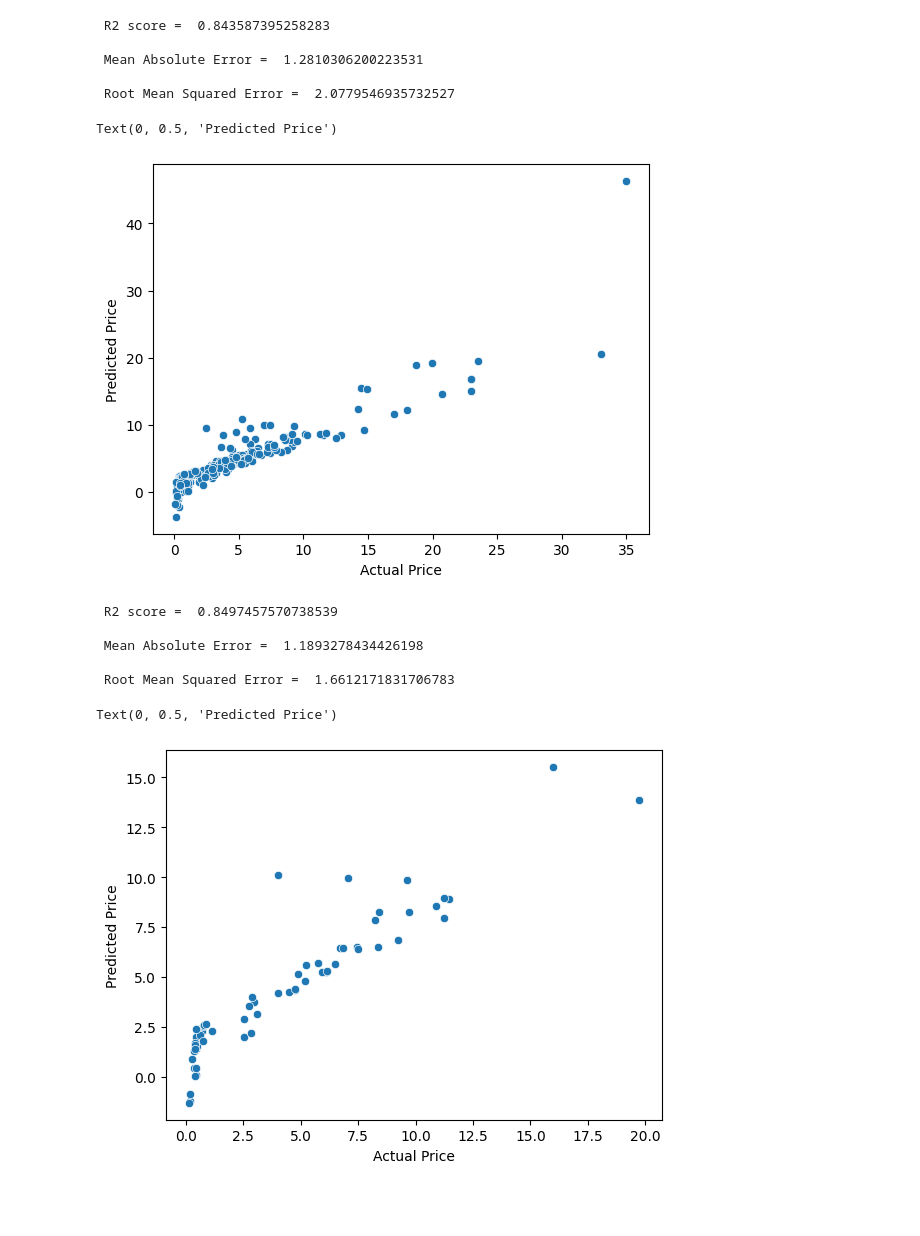
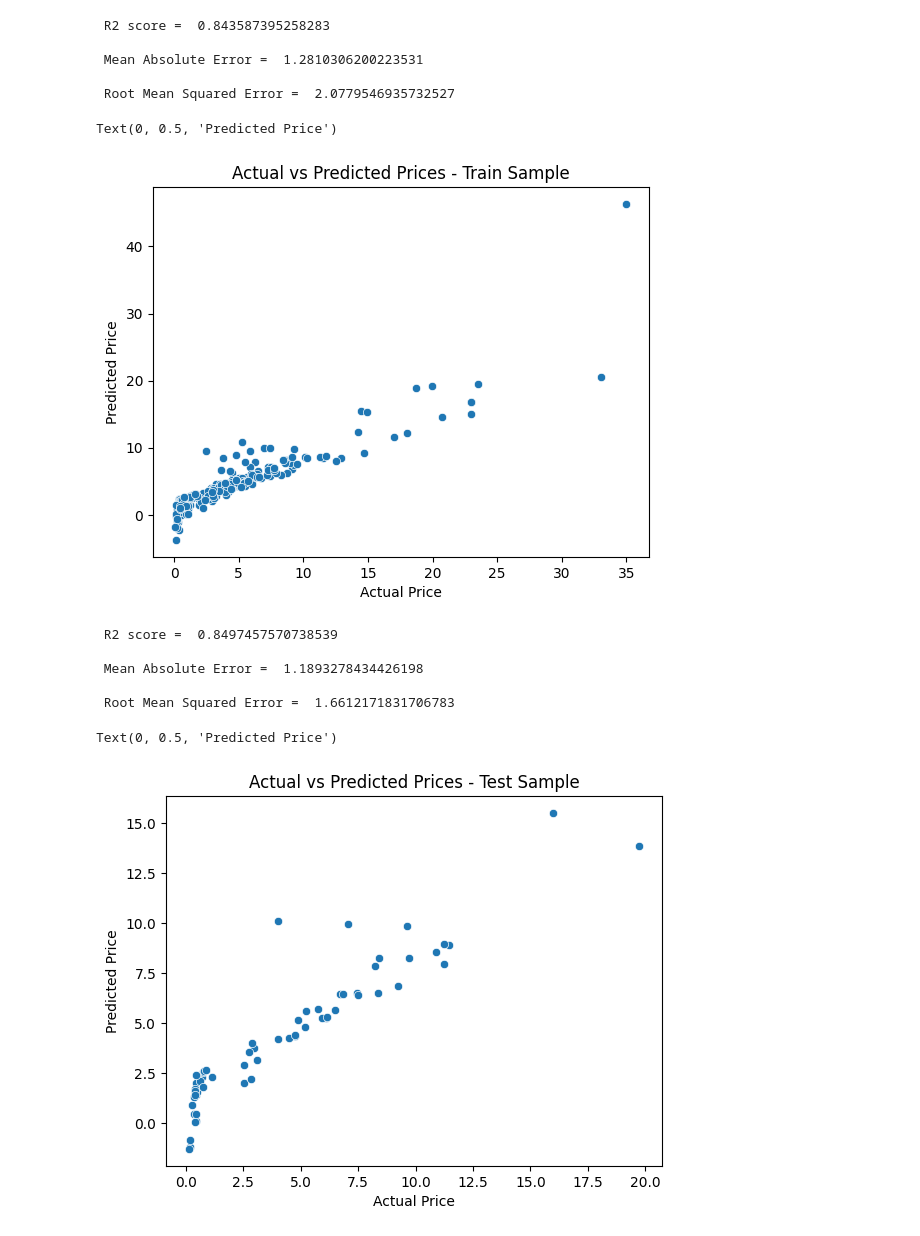
Before and after one commit to adamsdossantos/car_price, a Jupyter notebook: car_price_prediction.ipynb, the cells around one changed output. Cells and saved outputs as stored; diff of their text form; code cells hidden in the pictures; blank space fills up the shorter version.

```diff
--- a/car_price_prediction.ipynb
+++ b/car_price_prediction.ipynb
@@ -188,10 +198,12 @@ print(' Root Mean Squared Error = ', rmse, '\n')
 
  Root Mean Squared Error =  2.0779546935732527
 # %%
+# plotting the results
 sns.scatterplot(x=y_train, y=pred_lasso)
+plt.title('Actual vs Predicted Prices - Train Sample')
 plt.xlabel('Actual Price')
 plt.ylabel('Predicted Price')
 # %% [output]
 Text(0, 0.5, 'Predicted Price')
-[figure, old version]
+[figure, new version]
 # %%
@@ -210,9 +224,11 @@ print(' Root Mean Squared Error = ', rmse, '\n')
 
  Root Mean Squared Error =  1.6612171831706783
 # %%
+# plotting the results
 sns.scatterplot(x=y_test, y=pred_lasso_test)
+plt.title('Actual vs Predicted Prices - Test Sample')
 plt.xlabel('Actual Price')
 plt.ylabel('Predicted Price')
 # %% [output]
 Text(0, 0.5, 'Predicted Price')
-[figure, old version]
+[figure, new version]
```
Also changed, not shown: parts of 11 cells of this notebook.
